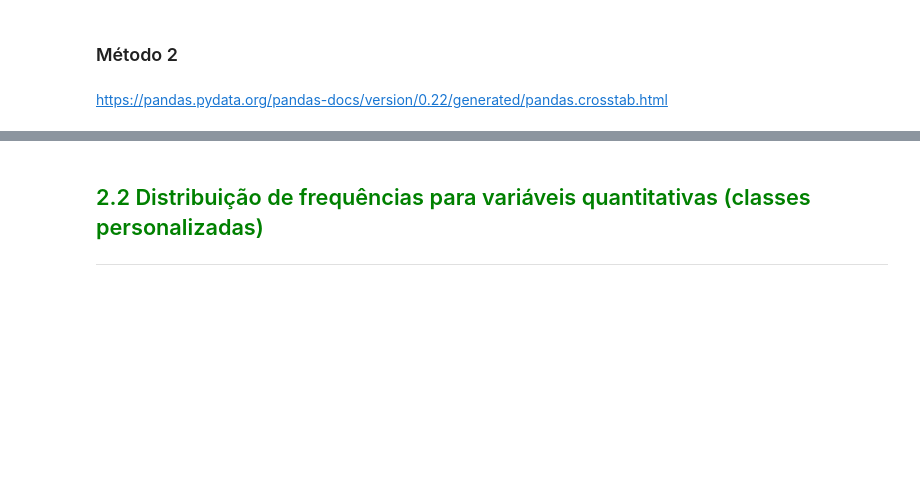
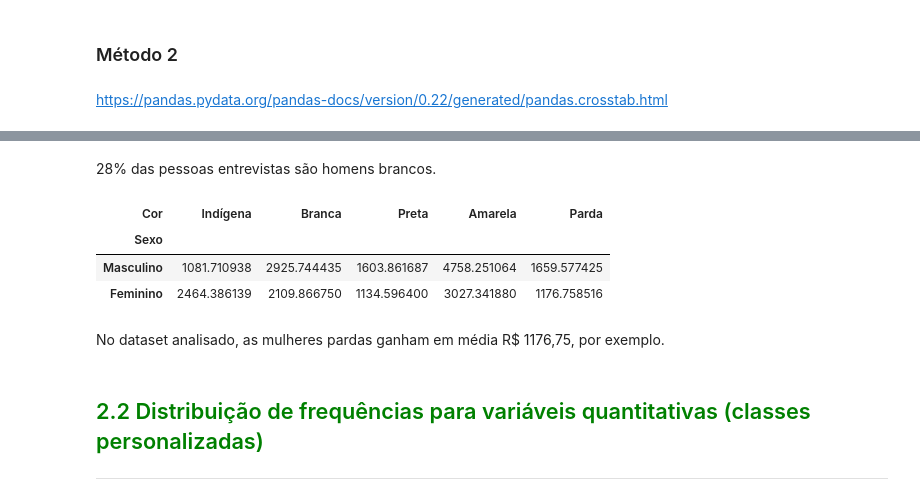
Before and after one commit to thiagovf/Alura-EstatisticaPython, a Jupyter notebook: Curso_de_Estatística_Parte_1.ipynb, the cells around one changed output, grey strips where cells are left out. Cells and saved outputs as stored; diff of their text form; code cells hidden in the pictures; blank space fills up the shorter version.

```diff
--- a/Curso_de_Estatística_Parte_1.ipynb
+++ b/Curso_de_Estatística_Parte_1.ipynb
@@ -237,3 +337,20 @@ https://pandas.pydata.org/pandas-docs/version/0.22/generated/pandas.crosstab.htm
+# %% [markdown]
+28% das pessoas entrevistas são homens brancos.
+# %%
+percentual = pd.crosstab( dados.Sexo,
+                         dados.Cor,
+                         aggfunc = 'mean',
+                         values = dados.Renda)
+percentual.rename(index = sexo, inplace = True)
+percentual.rename(columns = cor, inplace = True)
+percentual
+# %% [output]
+| Cor | Indígena | Branca | Preta | Amarela | Parda |
+| Sexo |  |  |  |  |  |
+| Masculino | 1081.710938 | 2925.744435 | 1603.861687 | 4758.251064 | 1659.577425 |
+| Feminino | 2464.386139 | 2109.866750 | 1134.596400 | 3027.341880 | 1176.758516 |
+# %% [markdown]
+No dataset analisado, as mulheres pardas ganham em média R$ 1176,75, por exemplo.
 # %% [markdown]
 ## <font color=green>2.2 Distribuição de frequências para variáveis quantitativas (classes personalizadas)</font>
 ***
```
Also changed, not shown: parts of 19 cells of this notebook.
